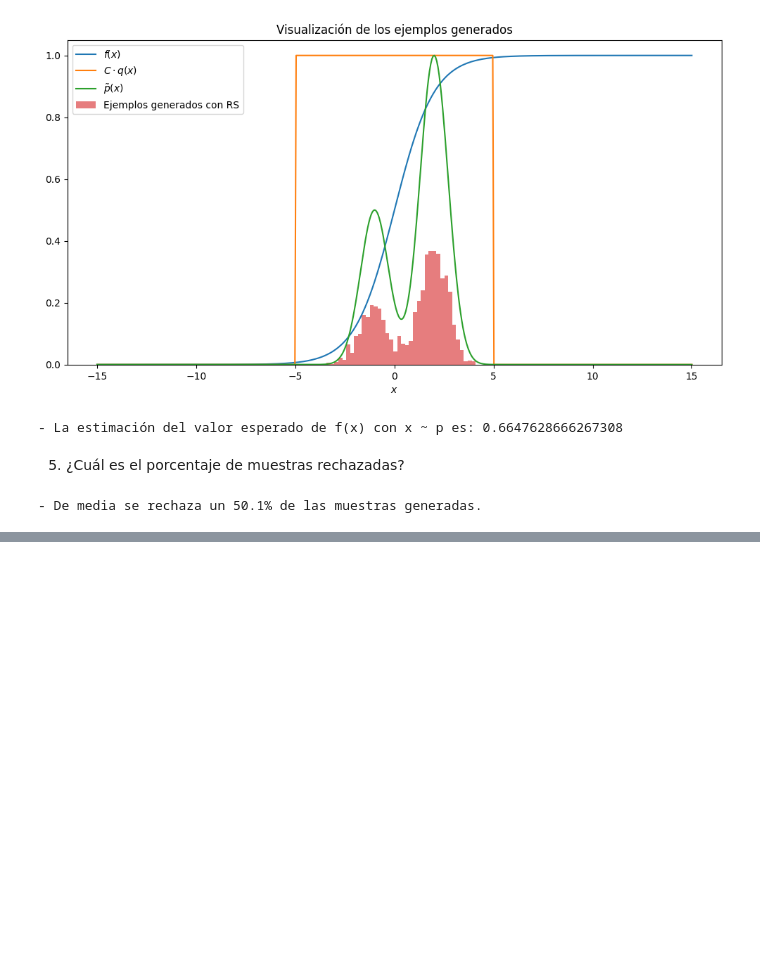
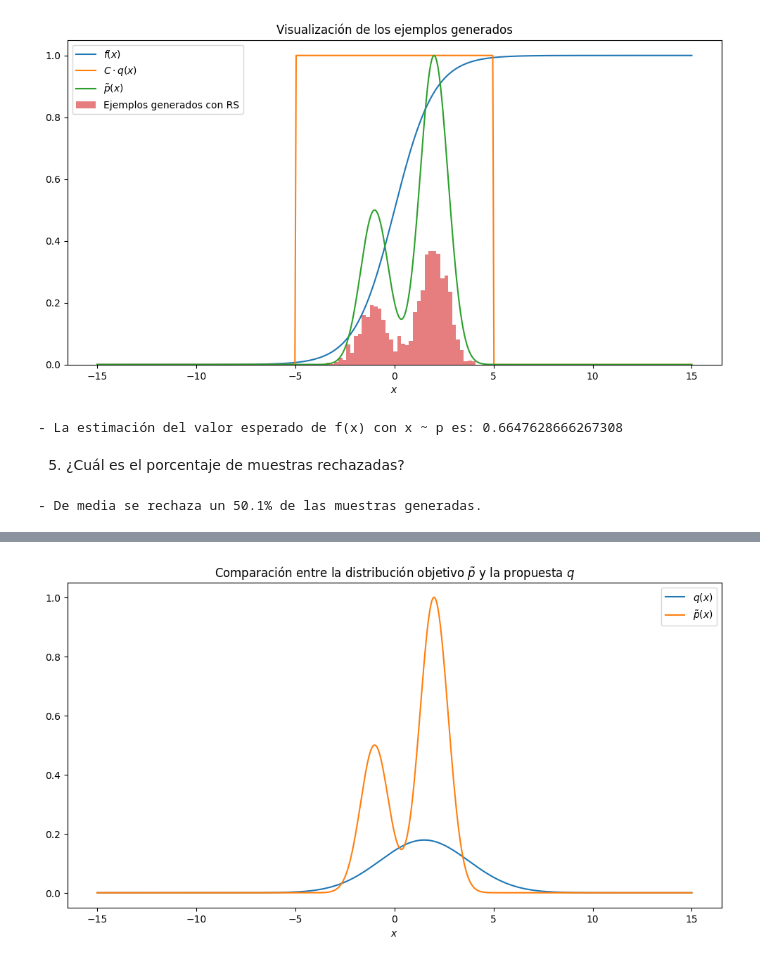
Before and after one commit to wrstdani/gia_ml3, a Jupyter notebook: tema3/02_algoritmo_rs.ipynb, the cells around one changed output, grey strips where cells are left out. Cells and saved outputs as stored; diff of their text form; code cells hidden in the pictures; blank space fills up the shorter version.

```diff
--- a/tema3/02_algoritmo_rs.ipynb
+++ b/tema3/02_algoritmo_rs.ipynb
@@ -128,0 +138,17 @@ print(f"- De media se rechaza un {(np.mean(ratios) * 100):.1f}% de las muestras
+# %%
+def q(x, loc, scale):
+    return norm.pdf(x, loc=loc, scale=scale)
+
+mu_val = 1.5
+var_val = np.sqrt(5.0)
+y_q = q(x, mu_val, var_val)
+
+plt.figure(figsize=(12, 6))
+plt.plot(x, y_q, label=r"$q(x)$")
+plt.plot(x, y_p_tilde, label=r"$\tilde{p}(x)$")
+plt.xlabel(r"$x$")
+plt.title(r"Comparación entre la distribución objetivo $\tilde{p}$ y la propuesta $q$")
+plt.legend()
+plt.show()
+# %% [output]
+[figure, added]
```
Also changed, not shown: parts of 15 cells of this notebook, 2 other files.
